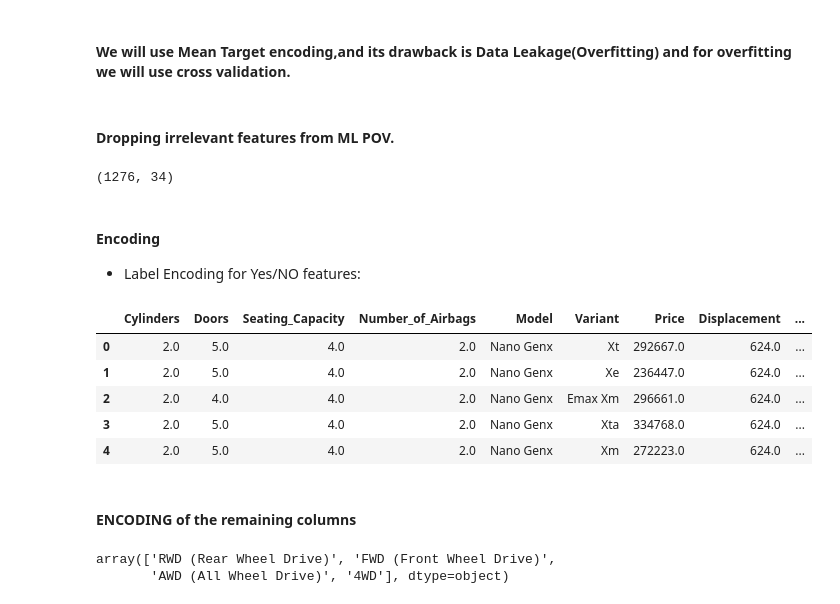
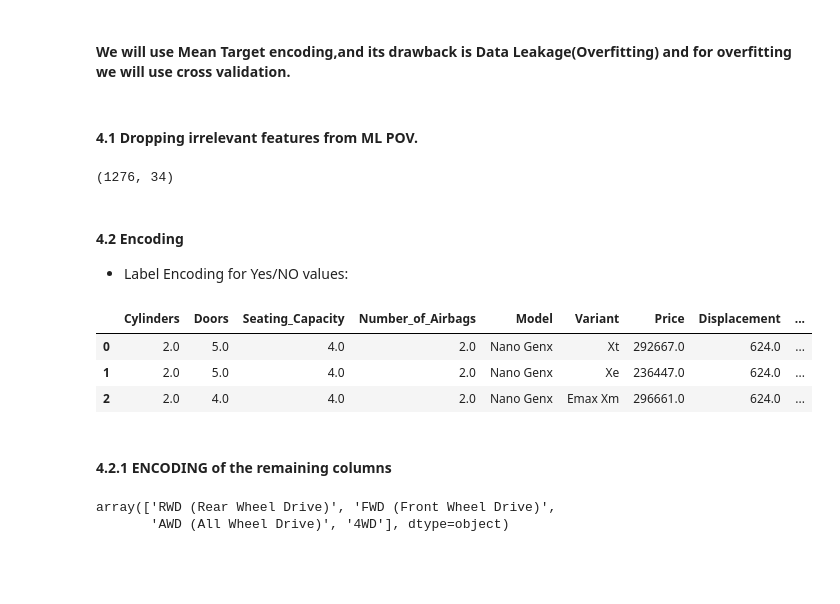
Before and after one commit to Rupanshi30/EDA, a Jupyter notebook: car-exshowroom-price-india-2022.ipynb, the cells around one changed output. Cells and saved outputs as stored; diff of their text form; code cells hidden in the pictures; blank space fills up the shorter version.

```diff
--- a/car-exshowroom-price-india-2022.ipynb
+++ b/car-exshowroom-price-india-2022.ipynb
@@ -487,0 +498,6 @@ array(['292667', '236447', '296661', ..., '1431000', '1201000', '6862560'],
+# %%
+c=0
+for i in df_obj.columns:
+        print(i,":::::::::::",(df_obj[i].isnull().sum()/df_obj.shape[0])) ## missing values percentage
+        c=c+1
+print(c)
@@ -639,2 +686,0 @@ df_obj["ARAI_Certified_Mileage"]=df_obj["ARAI_Certified_Mileage"].str.replace("k
-# %%
-df_obj["ARAI_Certified_Mileage"]=df_obj["ARAI_Certified_Mileage"].str.replace("1449","14.49")
@@ -1290,0 +1304,5 @@ df.groupby(["Make"])["ARAI_Certified_Mileage"].agg(["min","max","mean"]).sort_va
+# %%
+df.loc[794,"ARAI_Certified_Mileage"]=14.2
+df.loc[795,"ARAI_Certified_Mileage"]=14.2
+df.loc[799,"ARAI_Certified_Mileage"]=14.2
+df.loc[800,"ARAI_Certified_Mileage"]=14.2
@@ -1305,5 +1361,5 @@ Name: Fuel_Type, dtype: int64
 # %%
 g_f=df.groupby(["Make"])["Fuel_Type"]
 # %%
-for i in df["Make"]:
-    print(i,"\n",g_f.get_group(i).values)
+#for i in df["Make"]:
+    #print(i,"\n",g_f.get_group(i).values)
@@ -1474,7 +1500,7 @@ df.shape
 # %% [markdown]
 #### We will use Mean Target encoding,and its drawback is Data Leakage(Overfitting) and for overfitting we will use cross validation.
 # %% [markdown]
-#### Dropping irrelevant features from ML POV.
+#### 4.1 Dropping irrelevant features from ML POV.
 # %%
 df.drop(columns=["Make","Tachometer","Tripmeter","Front_Suspension","Rear_Suspension","Audiosystem","Third_Row_AC_Vents","Ventilation_System","Key_Off_Reminder","Cooled_Glove_Box","Gear_Shift_Reminder","Rain_Sensing_Wipers","Seat_Height_Adjustment","Adjustable_Steering_Column","Rear_Center_Armrest"],inplace=True)
 # %%
@@ -1482,29 +1508,27 @@ df.shape
 # %% [output]
 (1276, 34)
 # %% [markdown]
-#### Encoding
-- Label Encoding for Yes/NO features:
+#### 4.2 Encoding
+- Label Encoding for Yes/NO values:
 # %%
 l = ['Navigation_System', 'Second_Row_AC_Vents',
        'ESP_(Electronic_Stability_Program)',
        'Turbocharger','Automatic_Headlamps',
        'Cruise_Control','EBA_(Electronic_Brake_Assist)',
        'EBD_(Electronic_Brake-force_Distribution)',
        'ABS_(Anti-lock_Braking_System)','Gear_Indicator',
        'Auto-Dimming_Rear-View_Mirror', 'Hill_Assist',
        'USB_Compatibility',"ASR_/_Traction_Control"]
 for i in l:
     df[i].replace({"Yes":1,"not_defined":0},inplace=True)
-df.head()
+df.head(3)
 # %% [output]
 |  | Cylinders | Doors | Seating_Capacity | Number_of_Airbags | Model | Variant | Price | Displacement | ... |
 | 0 | 2.0 | 5.0 | 4.0 | 2.0 | Nano Genx | Xt | 292667.0 | 624.0 | ... |
 | 1 | 2.0 | 5.0 | 4.0 | 2.0 | Nano Genx | Xe | 236447.0 | 624.0 | ... |
 | 2 | 2.0 | 4.0 | 4.0 | 2.0 | Nano Genx | Emax Xm | 296661.0 | 624.0 | ... |
-| 3 | 2.0 | 5.0 | 4.0 | 2.0 | Nano Genx | Xta | 334768.0 | 624.0 | ... |
-| 4 | 2.0 | 5.0 | 4.0 | 2.0 | Nano Genx | Xm | 272223.0 | 624.0 | ... |
 # %% [markdown]
-#### ENCODING of the remaining columns
+#### 4.2.1 ENCODING of the remaining columns
 # %%
 df["Drivetrain"].unique()
 # %% [output]
```
Also changed, not shown: parts of 227 cells of this notebook.
